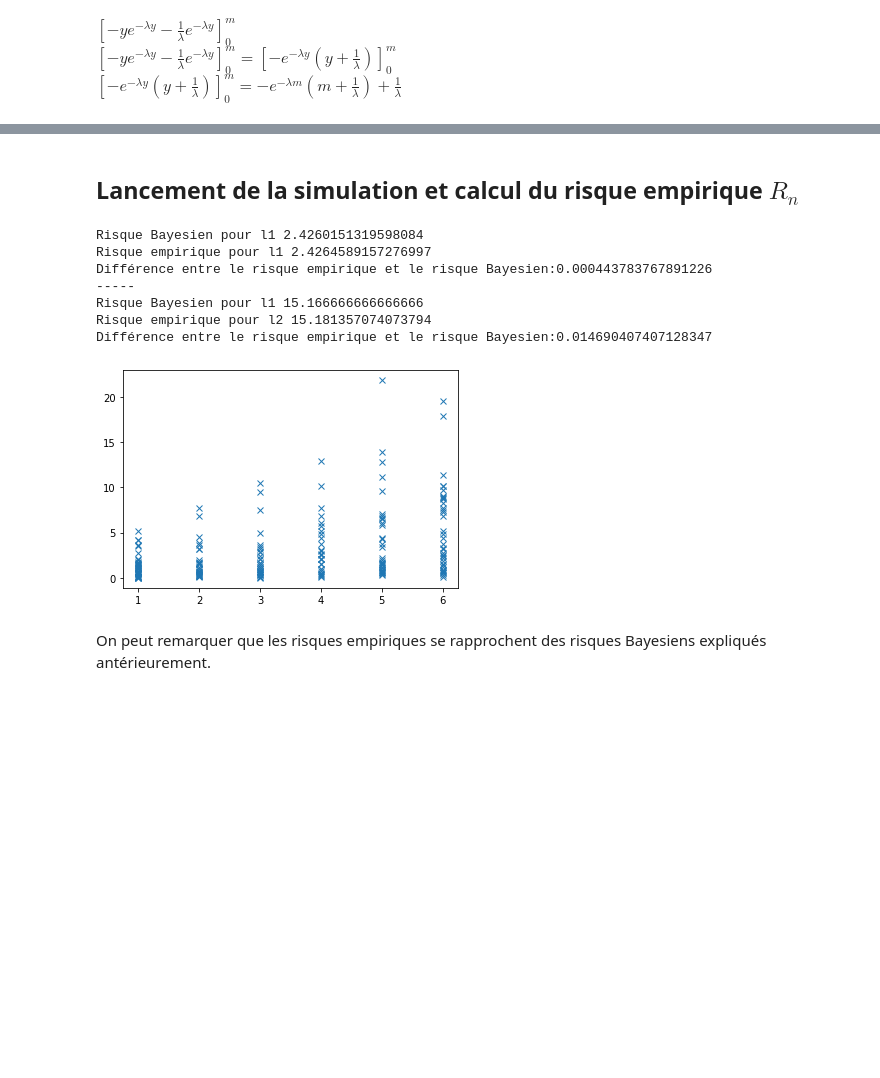
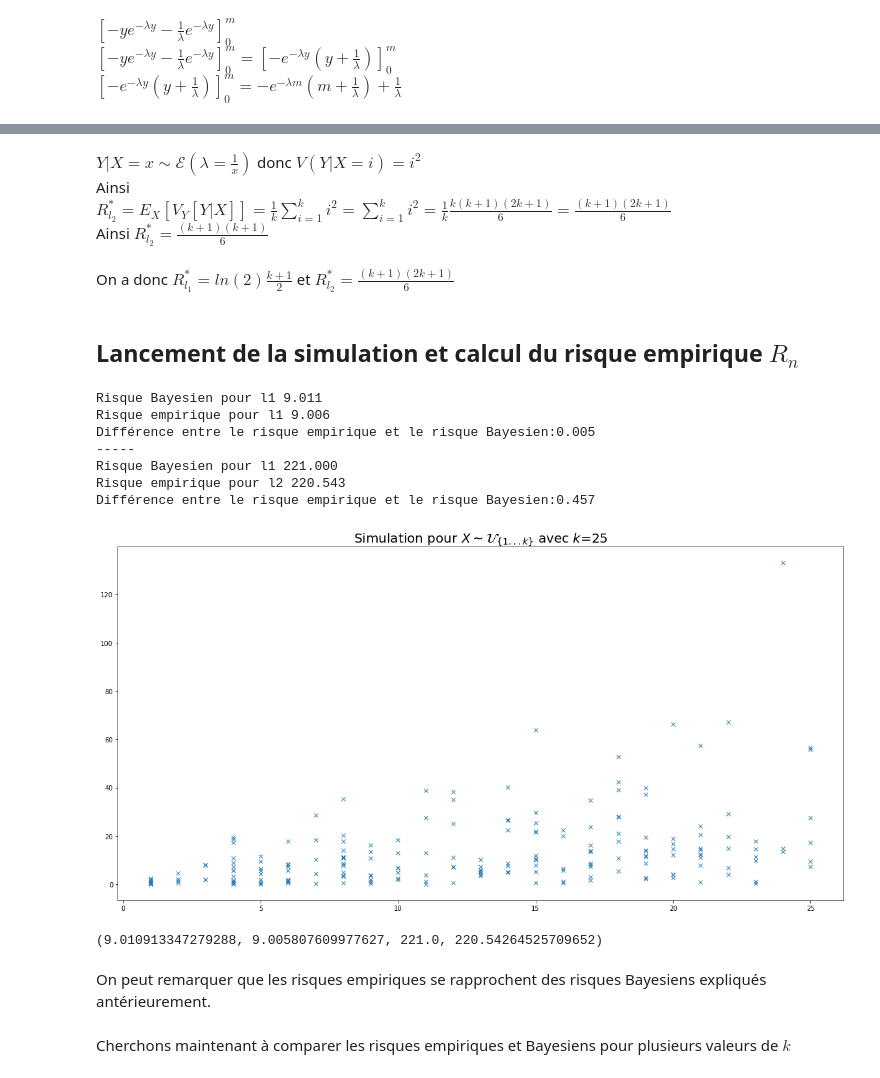
Before and after one commit to Bast-94/FTML-project, a Jupyter notebook: 2-Bayes_risk_with_absolute_loss.ipynb, the cells around one changed output, grey strips where cells are left out. Saved outputs shown, nothing was run; the diff lists cells and outputs as text; code cells hidden in the pictures; blank space fills up the shorter version.

Commit message:
ADD(Q1): Ajout des plots pour les variations de $n$.

```diff
--- a/2-Bayes_risk_with_absolute_loss.ipynb
+++ b/2-Bayes_risk_with_absolute_loss.ipynb
@@ -131,44 +129,61 @@ $R^*=E_{X}[V_Y[Y|X] ] =\frac{1}{n}\sum_{i=1}^{n}i^2=\sum_{i=1}^{n} i^2 = \frac{1
+# %% [markdown]
+
+$Y|X=x \sim \mathcal{E}(\lambda = \frac{1}{x})$ donc $V(Y|X=i)=i^2$<br>
+Ainsi<br>
+$R_{l_2}^*=E_{X}[V_Y[Y|X] ] =\frac{1}{k}\sum_{i=1}^{k}i^2=\sum_{i=1}^{k} i^2 = \frac{1}{k}\frac{k(k+1)(2k+1)}{6}=\frac{(k+1)(2k+1)}{6}$<br>
+Ainsi $R_{l_2}^*=\frac{(k+1)(k+1)}{6}$<br>
+# %% [markdown]
+On a donc  $R_{l_1}^*=ln(2)\frac{k+1}{2}$ et $R_{l_2}^*=\frac{(k+1)(2k+1)}{6}$
 # %% [markdown]
 ## Lancement de la simulation et calcul du risque empirique $R_n$
 # %%
 def make_simulation(
-    n=500, n_samples=int(1e6), n_samples_to_display=1000, display=False
+    k=500, n_samples=int(1e6), n_samples_to_display=1000, display=False
 ) -> None:
-    X = np.random.randint(low=1, high=n + 1, size=n_samples)
+    X = np.random.randint(low=1, high=k + 1, size=n_samples)
     y = rng.exponential(scale=X)  # X car pour exponential  scale = 1/lambda
 
     estimator_l1 = lambda x: np.log(2) * x
     empirical_risk_l1 = np.mean(np.abs(y - estimator_l1(X)))
-    r_star_l1 = np.log(2) * ((n + 1) / 2)
+    r_star_l1 = np.log(2) * ((k + 1) / 2)
 
     estimator_l2 = lambda x: x
     empirical_risk_l2 = np.mean((y - estimator_l2(X)) ** 2)
-    r_star_l2 = (n + 1) * (2 * n + 1) / 6
+    r_star_l2 = (k + 1) * (2 * k + 1) / 6
     if display:
-        print(f"Risque Bayesien pour l1 {r_star_l1}")
-        print(f"Risque empirique pour l1 {empirical_risk_l1}")
+        fig, (graph_ax) = plt.subplots(nrows=1, ncols=1, figsize=(20, 10))
+        print(f"Risque Bayesien pour l1 {r_star_l1:.3f}")
+        print(f"Risque empirique pour l1 {empirical_risk_l1:.3f}")
         print(
-            f"Différence entre le risque empirique et le risque Bayesien:{np.abs(r_star_l1 - empirical_risk_l1)}"
+            f"Différence entre le risque empirique et le risque Bayesien:{np.abs(r_star_l1 - empirical_risk_l1):.3f}"
         )
         print("-----")
-        print(f"Risque Bayesien pour l1 {r_star_l2}")
-        print(f"Risque empirique pour l2 {empirical_risk_l2}")
+        print(f"Risque Bayesien pour l1 {r_star_l2 :.3f}")
+        print(f"Risque empirique pour l2 {empirical_risk_l2:.3f}")
         print(
-            f"Différence entre le risque empirique et le risque Bayesien:{np.abs(r_star_l2 - empirical_risk_l2)}"
+            f"Différence entre le risque empirique et le risque Bayesien:{np.abs(r_star_l2 - empirical_risk_l2):.3f}"
         )
-        plt.plot(X[:n_samples_to_display], y[:n_samples_to_display], "x")
+        title = "$ X \sim \mathcal{U}_{\{1...k\}}$"
+        graph_ax.set_title(
+            f"Simulation pour {title} avec $k$={k}", fontdict={"fontsize": 20}
+        )
+        graph_ax.plot(X[:n_samples_to_display], y[:n_samples_to_display], "x")
+        plt.show()
     return r_star_l1, empirical_risk_l1, r_star_l2, empirical_risk_l2
 
 
-make_simulation(n=6, n_samples=int(1e7), n_samples_to_display=200, display=True)
+make_simulation(k=25, n_samples=int(1e7), n_samples_to_display=200, display=True)
 # %% [output]
-Risque Bayesien pour l1 2.4260151319598084
-Risque empirique pour l1 2.4264589157276997
-Différence entre le risque empirique et le risque Bayesien:0.000443783767891226
+Risque Bayesien pour l1 9.011
+Risque empirique pour l1 9.006
+Différence entre le risque empirique et le risque Bayesien:0.005
 -----
-Risque Bayesien pour l1 15.166666666666666
-Risque empirique pour l2 15.181357074073794
-Différence entre le risque empirique et le risque Bayesien:0.014690407407128347
+Risque Bayesien pour l1 221.000
+Risque empirique pour l2 220.543
+Différence entre le risque empirique et le risque Bayesien:0.457
-[figure, old version]
+[figure, new version]
+(9.010913347279288, 9.005807609977627, 221.0, 220.54264525709652)
 # %% [markdown]
 On peut remarquer que les risques empiriques se rapprochent des risques Bayesiens expliqués antérieurement.
+# %% [markdown]
+Cherchons maintenant à comparer les risques empiriques et Bayesiens pour plusieurs valeurs de $k$
```
Also changed, not shown: parts of 9 cells of this notebook.
